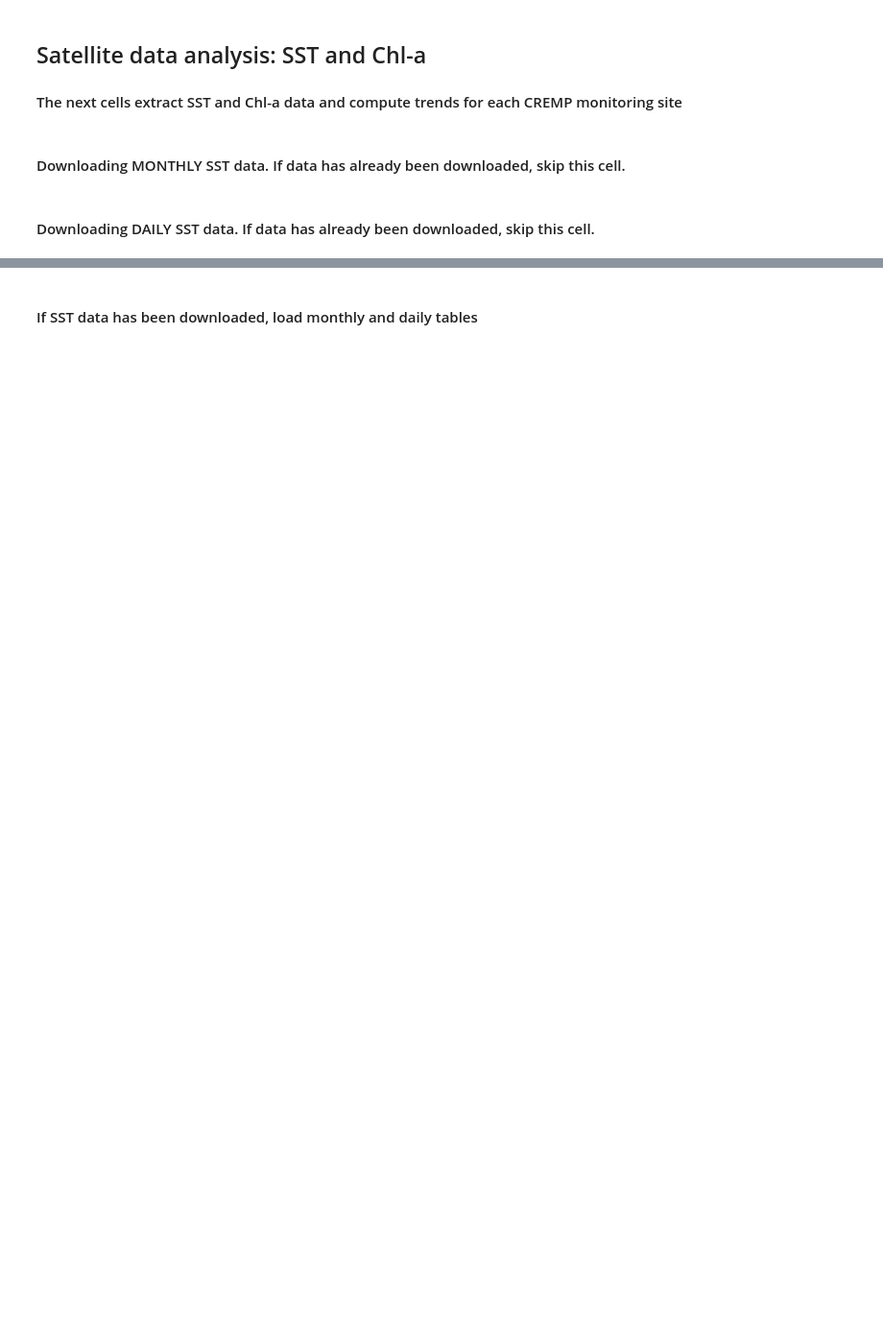
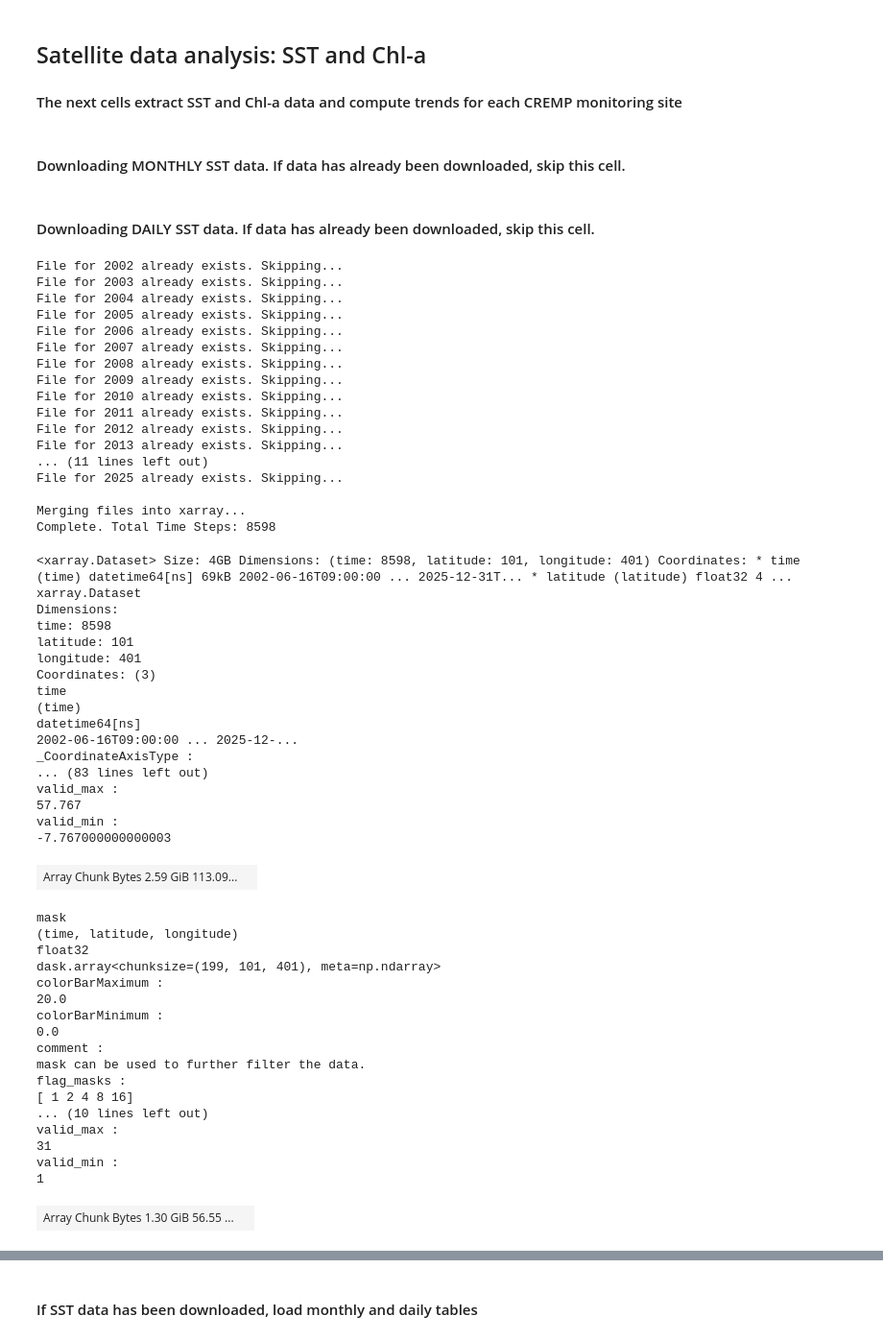
Before and after one commit to eqmh/multitressor, a Jupyter notebook: corals_stressors.ipynb, the cells around one changed output, grey strips where cells are left out. Shown at 96% size. Saved outputs shown, nothing was run; the diff lists cells and outputs as text; code cells hidden in the pictures; blank space fills up the shorter version.

```diff
--- a/corals_stressors.ipynb
+++ b/corals_stressors.ipynb
@@ -1065,7 +983,7 @@ except Exception as e:
 # Define Parameters
 base_url = "https://coastwatch.pfeg.noaa.gov/erddap/griddap/jplMURSST41.nc"
 n_lat, s_lat = 25.4, 24.4
-e_lon, w_lon = -79.5, -83
+e_lon, w_lon = -79.5, -83.5
 
 # Define the range of years
 years = range(2002, 2026)  # From 2002 to 2025
@@ -1093,30 +1011,84 @@ for year in years:
         print(f"File for {year} already exists. Skipping...")
         downloaded_files.append(save_dest)
         continue
 
     print(f"Downloading {year}...")
     try:
         with requests.get(url, stream=True, timeout=600) as r:
             r.raise_for_status()
             with open(save_dest, 'wb') as f:
                 for chunk in r.iter_content(chunk_size=8192):
                     f.write(chunk)
         downloaded_files.append(save_dest)
     except Exception as e:
         print(f"Failed to download {year}: {e}")
 
 # 2. Open all chunks as a single dataset
 # open_mfdataset (Multi-File Dataset) is highly efficient
 print("\nMerging files into xarray...")
 ds_sst_daily = xr.open_mfdataset(downloaded_files, combine='by_coords')
 
 # Rename variable to match your previous scripts
 if 'analysed_sst' in ds_sst_daily:
     ds_sst_daily = ds_sst_daily.rename({'analysed_sst': 'sst'})
 
 print("Complete. Total Time Steps:", len(ds_sst_daily.time))
 display(ds_sst_daily)
 
 # Save the merged dataset for future use
 merged_save_path = "SST_Daily_Merged_2002_2025.nc"
 ds_sst_daily.to_netcdf(merged_save_path)
+# %% [output]
+File for 2002 already exists. Skipping...
+File for 2003 already exists. Skipping...
+File for 2004 already exists. Skipping...
+File for 2005 already exists. Skipping...
+File for 2006 already exists. Skipping...
+File for 2007 already exists. Skipping...
+File for 2008 already exists. Skipping...
+File for 2009 already exists. Skipping...
+File for 2010 already exists. Skipping...
+File for 2011 already exists. Skipping...
+File for 2012 already exists. Skipping...
+File for 2013 already exists. Skipping...
+... (11 lines left out)
+File for 2025 already exists. Skipping...
+
+Merging files into xarray...
+Complete. Total Time Steps: 8598
+<xarray.Dataset> Size: 4GB Dimensions: (time: 8598, latitude: 101, longitude: 401) Coordinates: * time (time) datetime64[ns] 69kB 2002-06-16T09:00:00 ... 2025-12-31T... * latitude (latitude) float32 4 ...
+xarray.Dataset
+Dimensions:
+time: 8598
+latitude: 101
+longitude: 401
+Coordinates: (3)
+time
+(time)
+datetime64[ns]
+2002-06-16T09:00:00 ... 2025-12-...
+_CoordinateAxisType :
+... (83 lines left out)
+valid_max :
+57.767
+valid_min :
+-7.767000000000003
+| Array Chunk Bytes 2.59 GiB 113.09... |  |
+mask
+(time, latitude, longitude)
+float32
+dask.array<chunksize=(199, 101, 401), meta=np.ndarray>
+colorBarMaximum :
+20.0
+colorBarMinimum :
+0.0
+comment :
+mask can be used to further filter the data.
+flag_masks :
+[ 1 2 4 8 16]
+... (10 lines left out)
+valid_max :
+31
+valid_min :
+1
+| Array Chunk Bytes 1.30 GiB 56.55 ... |  |
```
Also changed, not shown: parts of 23 cells of this notebook.
